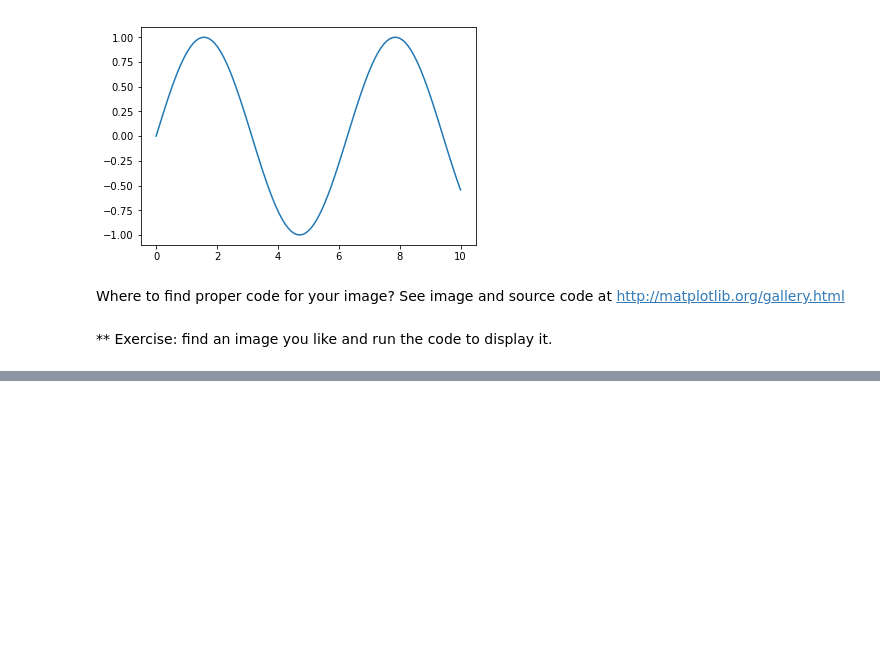
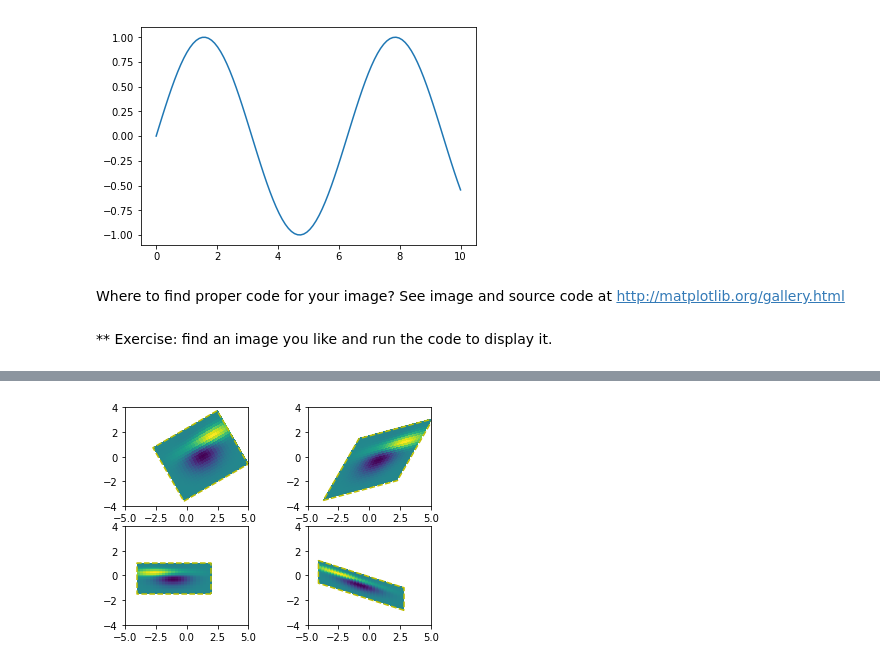
Before and after one commit to chruck/introToML, a Jupyter notebook: Part+1+Numpy+refresher.ipynb, the cells around one changed output, grey strips where cells are left out. Saved outputs shown, nothing was run; the diff lists cells and outputs as text; code cells hidden in the pictures; blank space fills up the shorter version.

```diff
--- a/Part+1+Numpy+refresher.ipynb
+++ b/Part+1+Numpy+refresher.ipynb
@@ -139,0 +205,63 @@ Where to find proper code for your image? See image and source code at http://ma
+# %%
+"""
+============================
+Affine transform of an image
+============================
+
+For the backends that support draw_image with optional affine
+transform (e.g., agg, ps backend), the image of the output should
+have its boundary match the dashed yellow rectangle.
+"""
+
+import numpy as np
+import matplotlib.mlab as mlab
+import matplotlib.pyplot as plt
+import matplotlib.transforms as mtransforms
+
+
+def get_image():
+    delta = 0.25
+    x = y = np.arange(-3.0, 3.0, delta)
+    X, Y = np.meshgrid(x, y)
+    Z1 = mlab.bivariate_normal(X, Y, 1.0, 1.0, 0.0, 0.0)
+    Z2 = mlab.bivariate_normal(X, Y, 1.5, 0.5, 1, 1)
+    Z = Z2 - Z1  # difference of Gaussians
+    return Z
+
+
+def do_plot(ax, Z, transform):
+    im = ax.imshow(Z, interpolation='none',
+                   origin='lower',
+                   extent=[-2, 4, -3, 2], clip_on=True)
+
+    trans_data = transform + ax.transData
+    im.set_transform(trans_data)
+
+    # display intended extent of the image
+    x1, x2, y1, y2 = im.get_extent()
+    ax.plot([x1, x2, x2, x1, x1], [y1, y1, y2, y2, y1], "y--",
+            transform=trans_data)
+    ax.set_xlim(-5, 5)
+    ax.set_ylim(-4, 4)
+
+
+# prepare image and figure
+fig, ((ax1, ax2), (ax3, ax4)) = plt.subplots(2, 2)
+Z = get_image()
+
+# image rotation
+do_plot(ax1, Z, mtransforms.Affine2D().rotate_deg(30))
+
+# image skew
+do_plot(ax2, Z, mtransforms.Affine2D().skew_deg(30, 15))
+
+# scale and reflection
+do_plot(ax3, Z, mtransforms.Affine2D().scale(-1, .5))
+
+# everything and a translation
+do_plot(ax4, Z, mtransforms.Affine2D().
+        rotate_deg(30).skew_deg(30, 15).scale(-1, .5).translate(.5, -1))
+
+plt.show()
+# %% [output]
+[figure, added]
```
Also changed, not shown: parts of 9 cells of this notebook, 3 other files.
